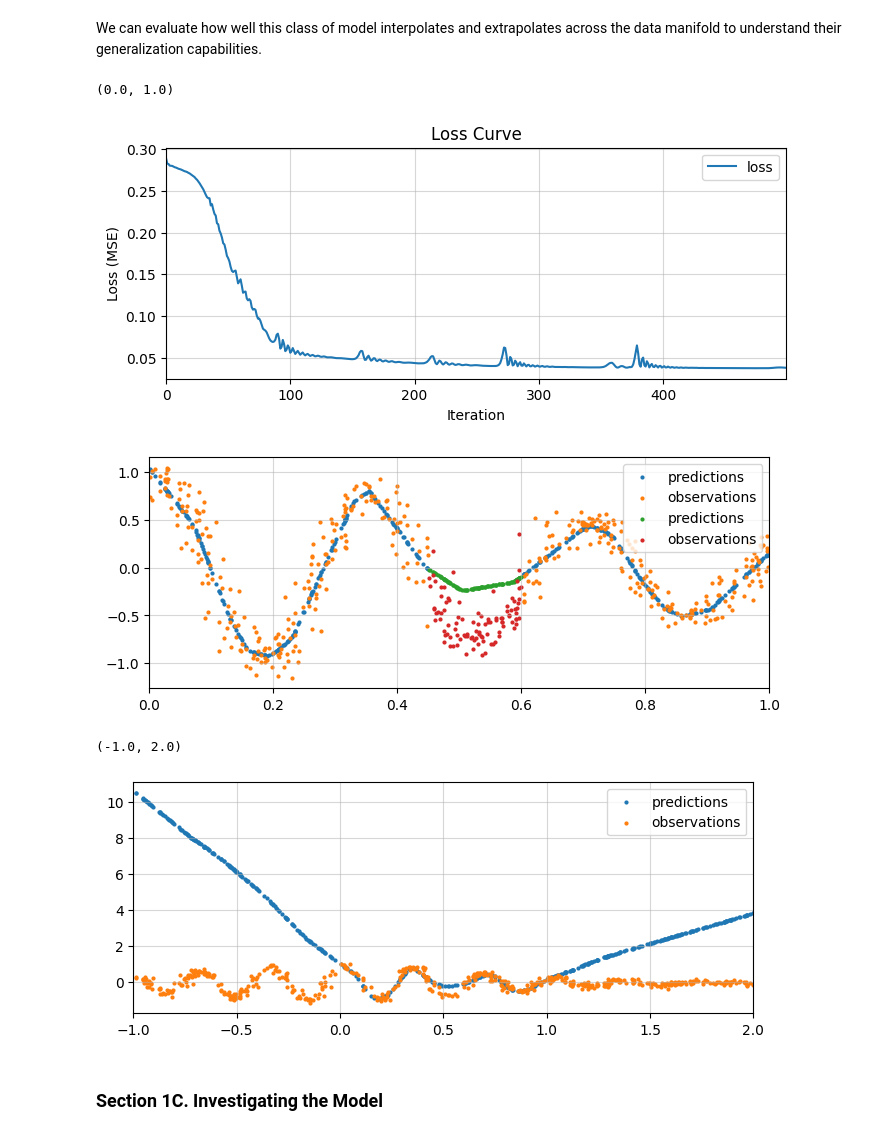
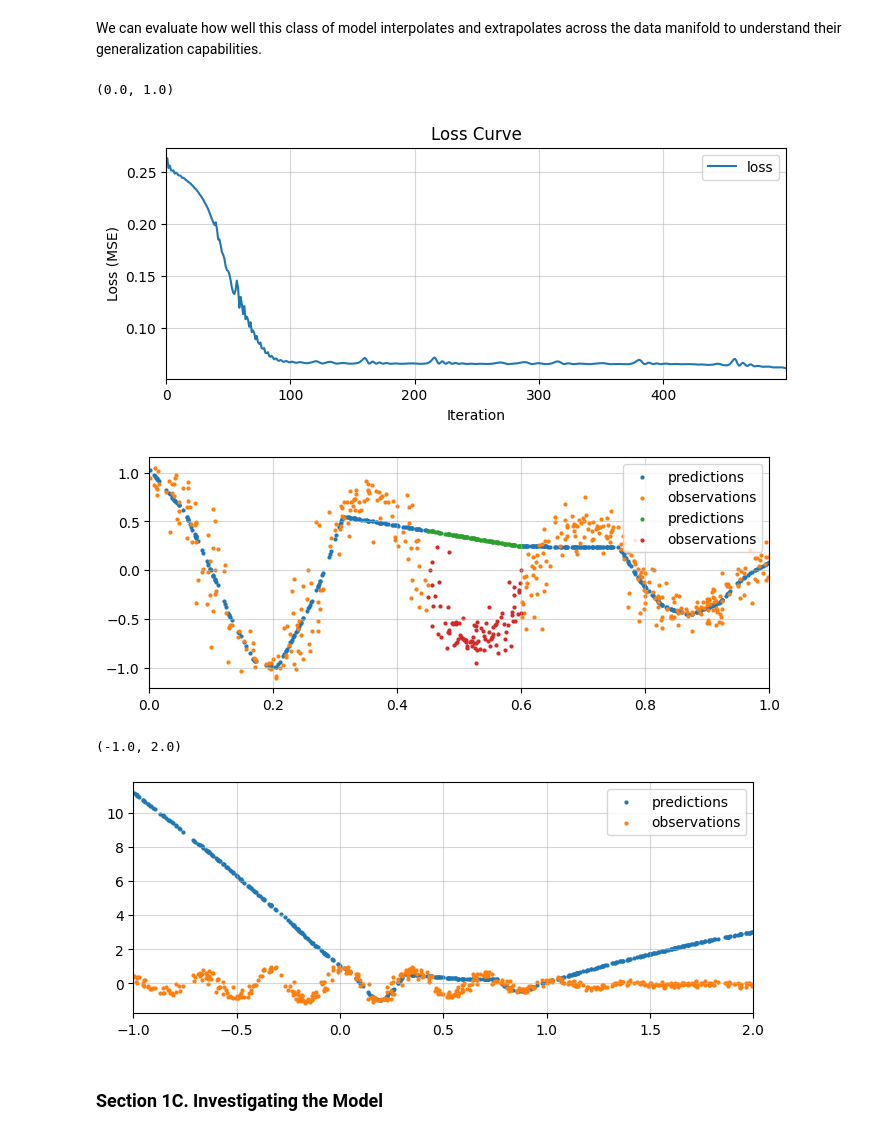
Before and after one commit to nextgenerationgraduatesprogram/nextgen25-mlai-workshop03, a Jupyter notebook: notebooks/main.ipynb, the cells around one changed output. Drawn from its saved outputs; the diff is of its cells as text; code cells hidden in the pictures.

```diff
--- a/notebooks/main.ipynb
+++ b/notebooks/main.ipynb
@@ -72,7 +76,7 @@ We assume we do not have access to the structure of $f^{*}$ and instead opt to b
 # %%
 import torch.nn as nn
 
-# create a flexible hypothesis space using an MLP
+# define a layer of perceptrons as a building block
 class PerceptronLayer(nn.Module):
     def __init__(self, input_dim: int, output_dim: int, act: bool = True):
         super(PerceptronLayer, self).__init__()
@@ -83,23 +87,14 @@ class PerceptronLayer(nn.Module):
         x = self.act(self.fc(x))
         return x
 
-
+# create a flexible hypothesis space using an MLP
 class MultiLayerPerceptron(nn.Module):
     def __init__(self, hidden_layers: int = 0, hidden_dim: int = 1, input_dim: int = 1, output_dim: int = 1):
         super(MultiLayerPerceptron, self).__init__()
-
-        # Create input layer
-        modules = [PerceptronLayer(1, hidden_dim)]
-
-        # Create hidden layers
-        for _ in range(hidden_layers):
-            modules.append(PerceptronLayer(hidden_dim, hidden_dim))
-
-        # Create output layer
-        modules.append(PerceptronLayer(hidden_dim, 1, act=False)) # just perform linear aggregation and no non-linearity
-
-        # Create the model
-        self.layers = nn.ModuleList(modules)
+        modules = [PerceptronLayer(1, hidden_dim)] # input layer
+        for _ in range(hidden_layers): modules.append(PerceptronLayer(hidden_dim, hidden_dim)) # hidden layers
+        modules.append(PerceptronLayer(hidden_dim, 1, act=False)) # output layer (no activation)
+        self.layers = nn.ModuleList(modules) # store layers
 
     def forward(self, x):
         for layer in self.layers:
@@ -175,32 +170,32 @@ plot_predictions(model, dataset)
 We can evaluate how well this class of model interpolates and extrapolates across the data manifold to understand their generalization capabilities.
 # %%
 # define your domain
-dataset = Dataset(f, 0, 1, 500)
+dataset = Dataset(f, a=0, b=1, N=500)
 
 # lets explore how well it interpolates by erasing a region
 x_min, x_max = 0.45, 0.60
 keep_idxs = (dataset.x < x_min) | (dataset.x > x_max)
 dataset.x = dataset.x[keep_idxs].unsqueeze(-1)
 dataset.y = dataset.y[keep_idxs].unsqueeze(-1)
 
 # train a model
-model = MultiLayerPerceptron(2, 40) # 0 hidden layers / 1 perceptrons
+model = MultiLayerPerceptron(hidden_layers=2, hidden_dim=30) # 0 hidden layers / 1 perceptrons
 optimizer = torch.optim.Adam(model.parameters(), lr=0.01)
 loss_fn = torch.nn.MSELoss()
-model, losses = training_loop(model, optimizer, loss_fn, dataset, 500)
+model, losses = training_loop(model, optimizer, loss_fn, dataset, steps=500)
 
 # plot the results
 plot_loss_curve(losses)
 ax = plot_predictions(model, dataset)
 
 # see how well it interpolates
-dataset_interp = Dataset(f, x_min, x_max, 100)
+dataset_interp = Dataset(f, a=x_min, b=x_max, N=100)
 ax = plot_predictions(model, dataset_interp, ax)
 ax.set_xlim(0, 1)
 # %% [output]
 (0.0, 1.0)
-[figure, old version]
+[figure, new version]
-[figure, old version]
+[figure, new version]
 # %%
 # define a much broader domain to see how well it extrapolates
 dataset_extrap = Dataset(f, -1, 2, 500)
@@ -210,7 +205,7 @@ ax = plot_predictions(model, dataset_extrap)
 ax.set_xlim(-1, 2)
 # %% [output]
 (-1.0, 2.0)
-[figure, old version]
+[figure, new version]
 # %% [markdown]
 <h3>Section 1C. Investigating the Model</h3>
 # %% [markdown]
```
Also changed, not shown: parts of 35 cells of this notebook.
